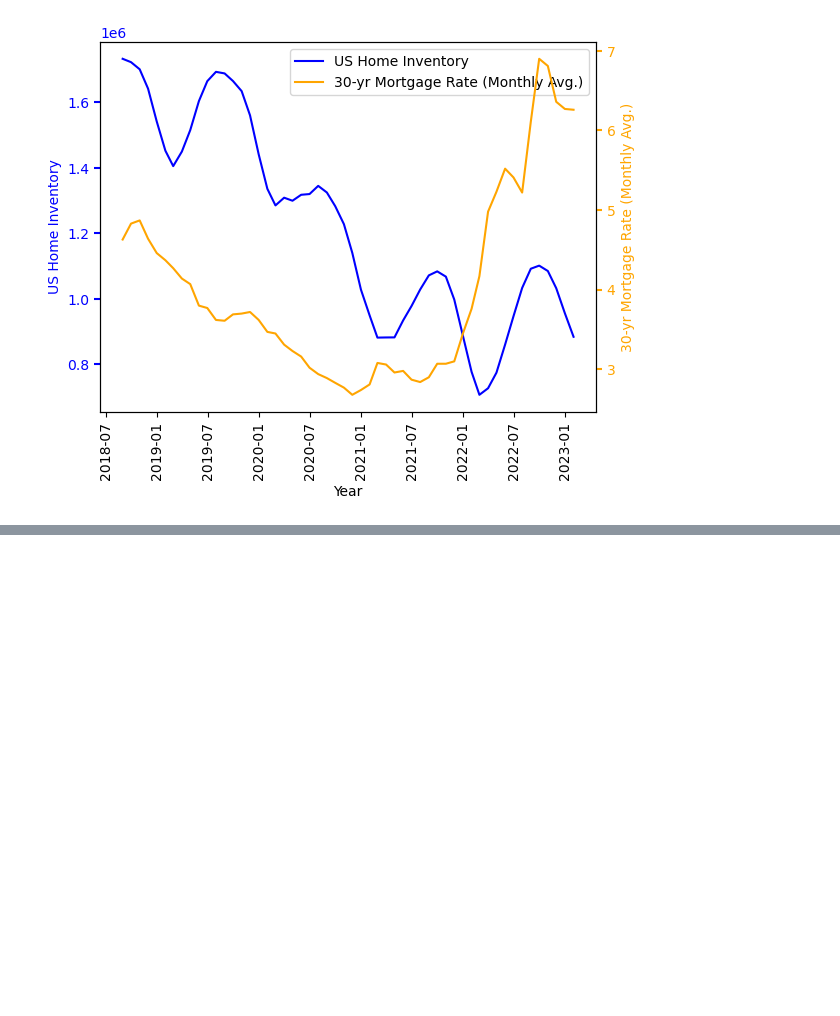
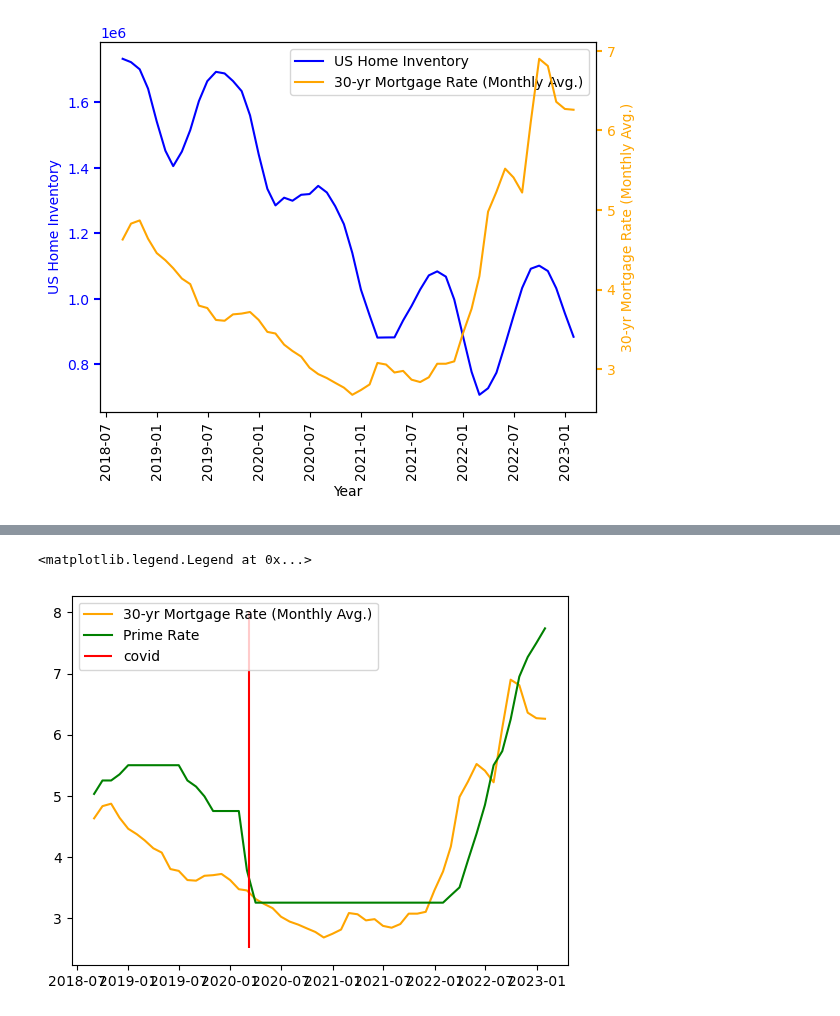
Before and after one commit to ceramicbull/Project-1-Repo, a Jupyter notebook: bens_analysis/For Sale Inventory.ipynb, the cells around one changed output, grey strips where cells are left out. Saved outputs shown, nothing was run; the diff lists cells and outputs as text; code cells hidden in the pictures; blank space fills up the shorter version.

```diff
--- a/bens_analysis/For Sale Inventory.ipynb
+++ b/bens_analysis/For Sale Inventory.ipynb
@@ -219,0 +282,8 @@ plt.show()
+# %%
+plt.plot(x_val, us_average_mortgage, color='orange', label="30-yr Mortgage Rate (Monthly Avg.)")
+plt.plot(x_val, us_prime_rate, color='green', label="Prime Rate")
+plt.vlines(datetime.date(2020, 3, 9), ymin=2.5, ymax=8, colors='red',label="covid")
+plt.legend()
+# %% [output]
+<matplotlib.legend.Legend at 0x...>
+[figure, added]
```
Also changed, not shown: parts of 6 cells of this notebook.
